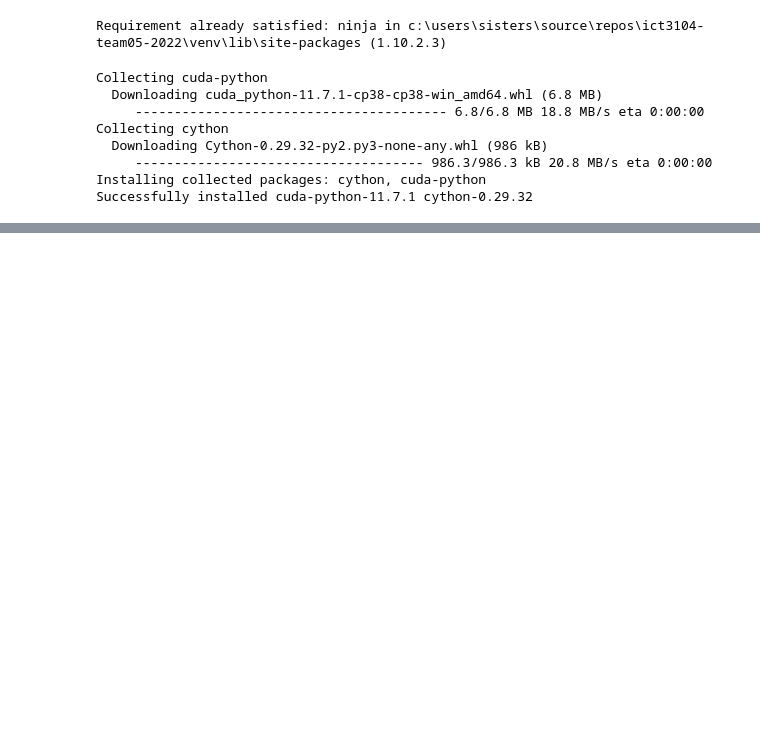
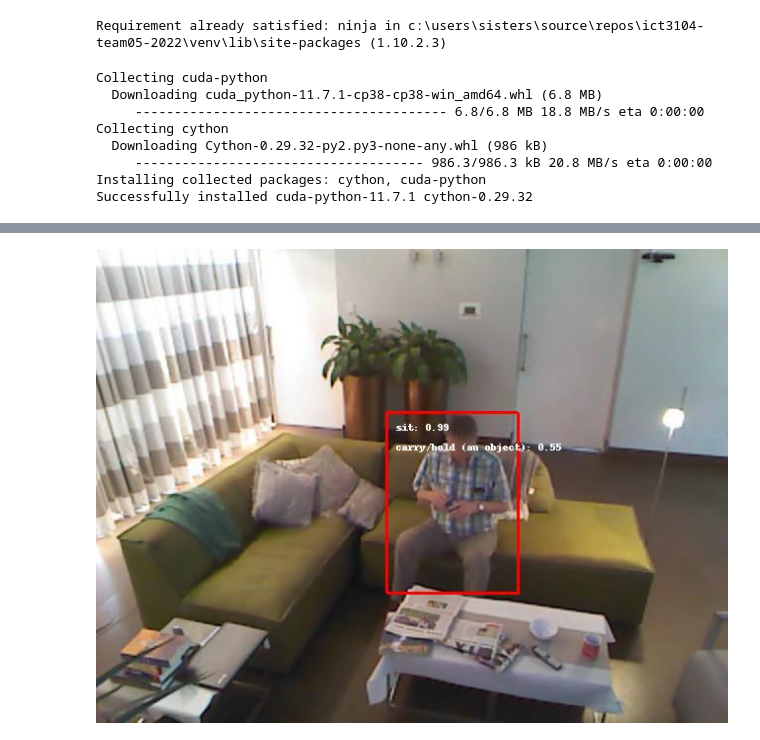
Before and after one commit to ict3104-team05-2022/ict3104-team05-2022, a Jupyter notebook: ICT3104_Jupyter_Notebook.ipynb, the cells around one changed output, grey strips where cells are left out. Cells and saved outputs as stored; diff of their text form; code cells hidden in the pictures; blank space fills up the shorter version.

Commit message:
T05-95 run model and display results

```diff
--- a/ICT3104_Jupyter_Notebook.ipynb
+++ b/ICT3104_Jupyter_Notebook.ipynb
@@ -213,0 +225,5 @@ C:\Users\Sisters\source\repos\ict3104-team05-2022\venv\Lib\site-packages\torch\i
+# %%
+from IPython.display import Image
+Image(filename='datasets/demo/frames/results/2/frame0000.jpg')
+# %% [output]
+[figure, added]
```
Also changed, not shown: parts of 2 cells of this notebook, 7 other files.
